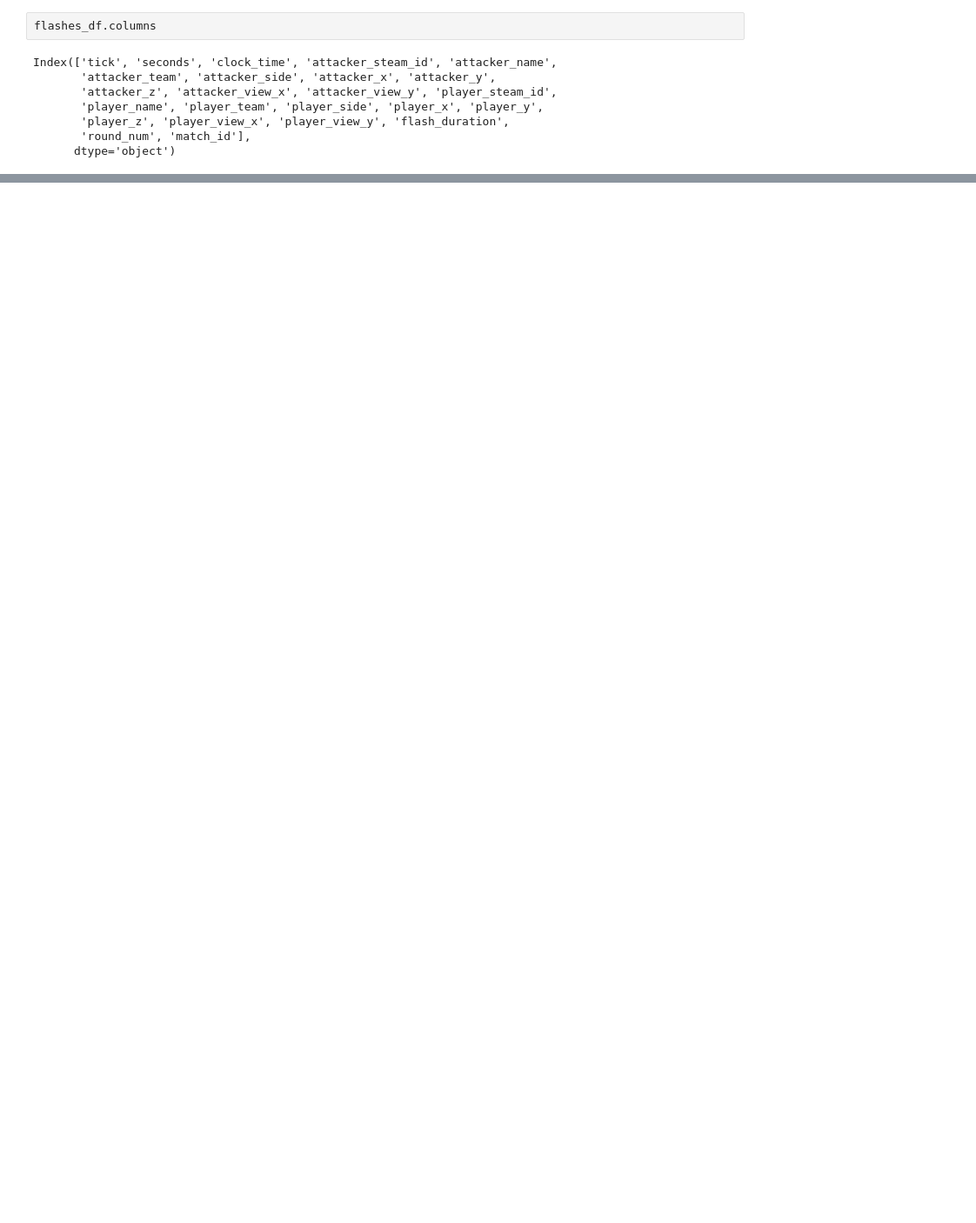
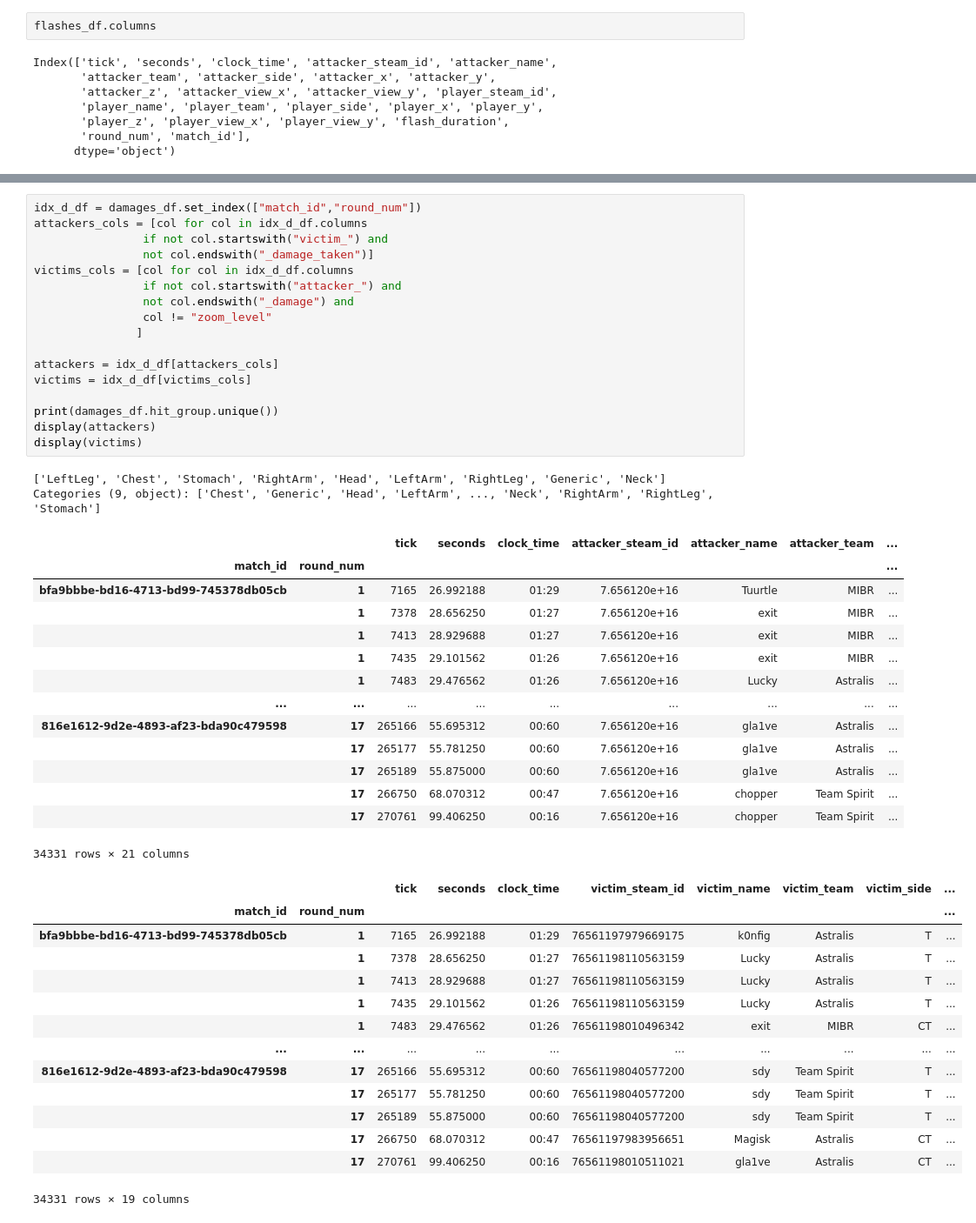
Before and after one commit to khemingkapat/csgo_model, a Jupyter notebook: main.ipynb, the cells around one changed output, grey strips where cells are left out. Shown: that part at 87% size. Drawn from its saved outputs; the diff is of its cells as text; blank space fills up the shorter version.

```diff
--- a/main.ipynb
+++ b/main.ipynb
@@ -387,0 +338,48 @@ Name: flash_duration, dtype: float32
+# %%
+idx_d_df = damages_df.set_index(["match_id","round_num"])
+attackers_cols = [col for col in idx_d_df.columns
+                if not col.startswith("victim_") and
+                not col.endswith("_damage_taken")]
+victims_cols = [col for col in idx_d_df.columns
+                if not col.startswith("attacker_") and
+                not col.endswith("_damage") and
+                col != "zoom_level"
+               ]
+
+attackers = idx_d_df[attackers_cols]
+victims = idx_d_df[victims_cols]
+
+print(damages_df.hit_group.unique())
+display(attackers)
+display(victims)
+# %% [output]
+['LeftLeg', 'Chest', 'Stomach', 'RightArm', 'Head', 'LeftArm', 'RightLeg', 'Generic', 'Neck']
+Categories (9, object): ['Chest', 'Generic', 'Head', 'LeftArm', ..., 'Neck', 'RightArm', 'RightLeg', 'Stomach']
+|  |  | tick | seconds | clock_time | attacker_steam_id | attacker_name | attacker_team | ... |
+| match_id | round_num |  |  |  |  |  |  | ... |
+| bfa9bbbe-bd16-4713-bd99-745378db05cb | 1 | 7165 | 26.992188 | 01:29 | 7.656120e+16 | Tuurtle | MIBR | ... |
+|  | 1 | 7378 | 28.656250 | 01:27 | 7.656120e+16 | exit | MIBR | ... |
+|  | 1 | 7413 | 28.929688 | 01:27 | 7.656120e+16 | exit | MIBR | ... |
+|  | 1 | 7435 | 29.101562 | 01:26 | 7.656120e+16 | exit | MIBR | ... |
+|  | 1 | 7483 | 29.476562 | 01:26 | 7.656120e+16 | Lucky | Astralis | ... |
+| ... | ... | ... | ... | ... | ... | ... | ... | ... |
+| 816e1612-9d2e-4893-af23-bda90c479598 | 17 | 265166 | 55.695312 | 00:60 | 7.656120e+16 | gla1ve | Astralis | ... |
+|  | 17 | 265177 | 55.781250 | 00:60 | 7.656120e+16 | gla1ve | Astralis | ... |
+|  | 17 | 265189 | 55.875000 | 00:60 | 7.656120e+16 | gla1ve | Astralis | ... |
+|  | 17 | 266750 | 68.070312 | 00:47 | 7.656120e+16 | chopper | Team Spirit | ... |
+|  | 17 | 270761 | 99.406250 | 00:16 | 7.656120e+16 | chopper | Team Spirit | ... |
+34331 rows × 21 columns
+|  |  | tick | seconds | clock_time | victim_steam_id | victim_name | victim_team | victim_side | ... |
+| match_id | round_num |  |  |  |  |  |  |  | ... |
+| bfa9bbbe-bd16-4713-bd99-745378db05cb | 1 | 7165 | 26.992188 | 01:29 | 76561197979669175 | k0nfig | Astralis | T | ... |
+|  | 1 | 7378 | 28.656250 | 01:27 | 76561198110563159 | Lucky | Astralis | T | ... |
+|  | 1 | 7413 | 28.929688 | 01:27 | 76561198110563159 | Lucky | Astralis | T | ... |
+|  | 1 | 7435 | 29.101562 | 01:26 | 76561198110563159 | Lucky | Astralis | T | ... |
+|  | 1 | 7483 | 29.476562 | 01:26 | 76561198010496342 | exit | MIBR | CT | ... |
+| ... | ... | ... | ... | ... | ... | ... | ... | ... | ... |
+| 816e1612-9d2e-4893-af23-bda90c479598 | 17 | 265166 | 55.695312 | 00:60 | 76561198040577200 | sdy | Team Spirit | T | ... |
+|  | 17 | 265177 | 55.781250 | 00:60 | 76561198040577200 | sdy | Team Spirit | T | ... |
+|  | 17 | 265189 | 55.875000 | 00:60 | 76561198040577200 | sdy | Team Spirit | T | ... |
+|  | 17 | 266750 | 68.070312 | 00:47 | 76561197983956651 | Magisk | Astralis | CT | ... |
+|  | 17 | 270761 | 99.406250 | 00:16 | 76561198010511021 | gla1ve | Astralis | CT | ... |
+34331 rows × 19 columns
```
Also changed, not shown: parts of 10 cells of this notebook.
